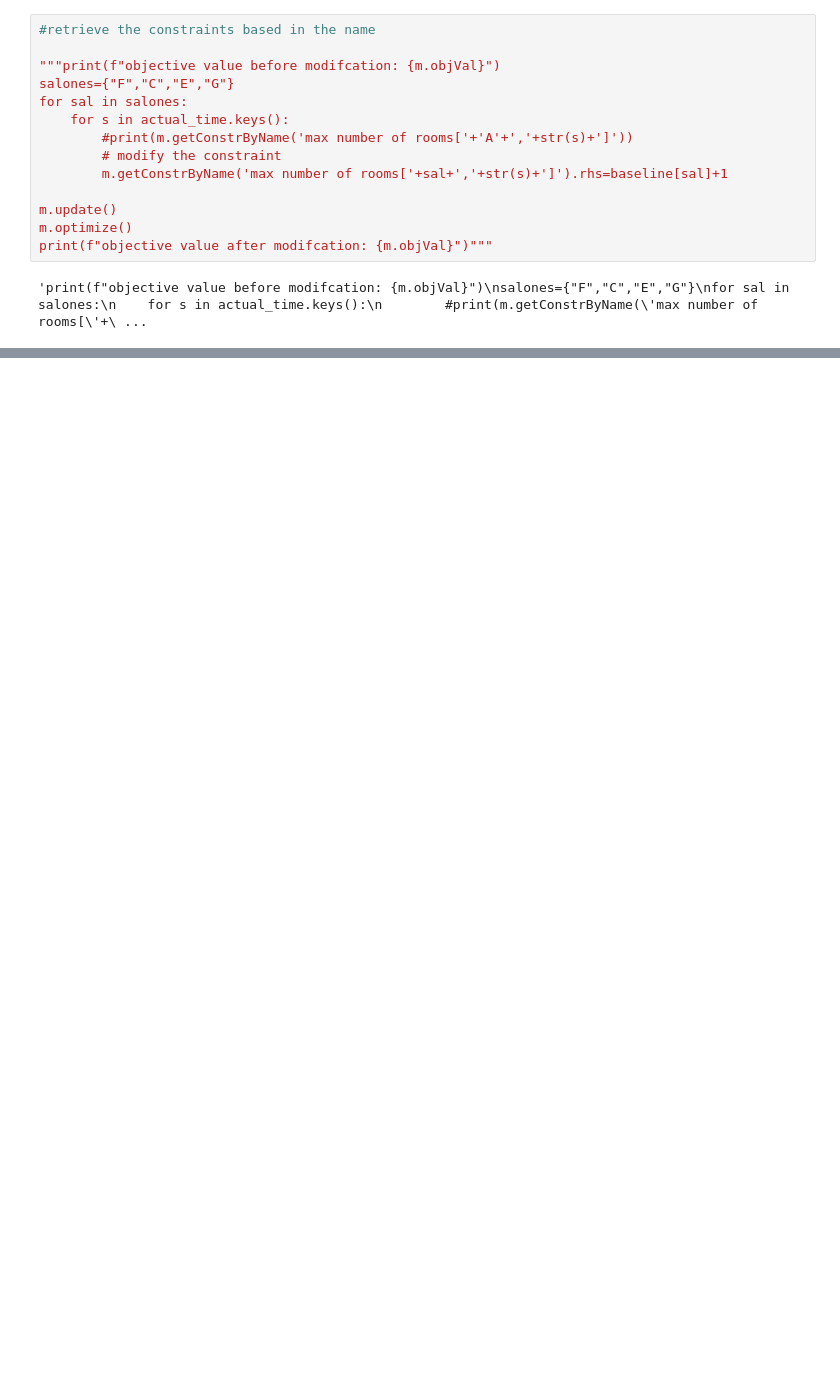
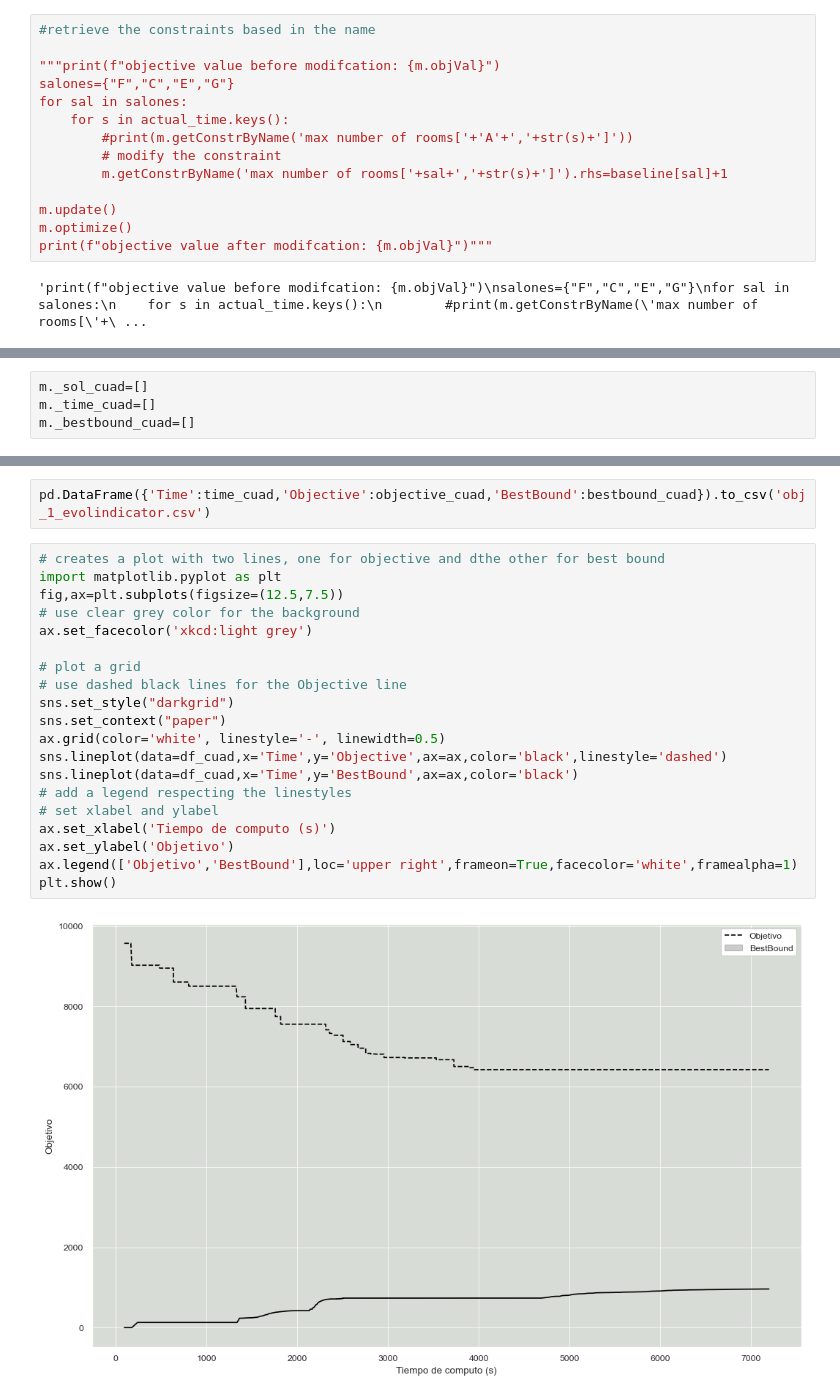
Before and after one commit to fabian-castano/timetabling_upb, a Jupyter notebook: simplified_model.ipynb, the cells around one changed output, grey strips where cells are left out. Saved outputs shown, nothing was run; the diff lists cells and outputs as text; blank space fills up the shorter version.

```diff
--- a/simplified_model.ipynb
+++ b/simplified_model.ipynb
@@ -345 +350,5 @@ print(f"objective value after modifcation: {m.objVal}")"""
+# %%
+m._sol_cuad=[]
+m._time_cuad=[]
+m._bestbound_cuad=[]
 # %%
@@ -376,0 +403,24 @@ Time limit reached with objective: 6346
+# %%
+pd.DataFrame({'Time':time_cuad,'Objective':objective_cuad,'BestBound':bestbound_cuad}).to_csv('obj_1_evolindicator.csv')
+# %%
+# creates a plot with two lines, one for objective and dthe other for best bound
+import matplotlib.pyplot as plt
+fig,ax=plt.subplots(figsize=(12.5,7.5))
+# use clear grey color for the background
+ax.set_facecolor('xkcd:light grey')
+
+# plot a grid
+# use dashed black lines for the Objective line
+sns.set_style("darkgrid")
+sns.set_context("paper")
+ax.grid(color='white', linestyle='-', linewidth=0.5)
+sns.lineplot(data=df_cuad,x='Time',y='Objective',ax=ax,color='black',linestyle='dashed')
+sns.lineplot(data=df_cuad,x='Time',y='BestBound',ax=ax,color='black')
+# add a legend respecting the linestyles
+# set xlabel and ylabel
+ax.set_xlabel('Tiempo de computo (s)')
+ax.set_ylabel('Objetivo')
+ax.legend(['Objetivo','BestBound'],loc='upper right',frameon=True,facecolor='white',framealpha=1)
+plt.show()
+# %% [output]
+[figure, added]
```
Also changed, not shown: parts of 16 cells of this notebook, 1 other file.
